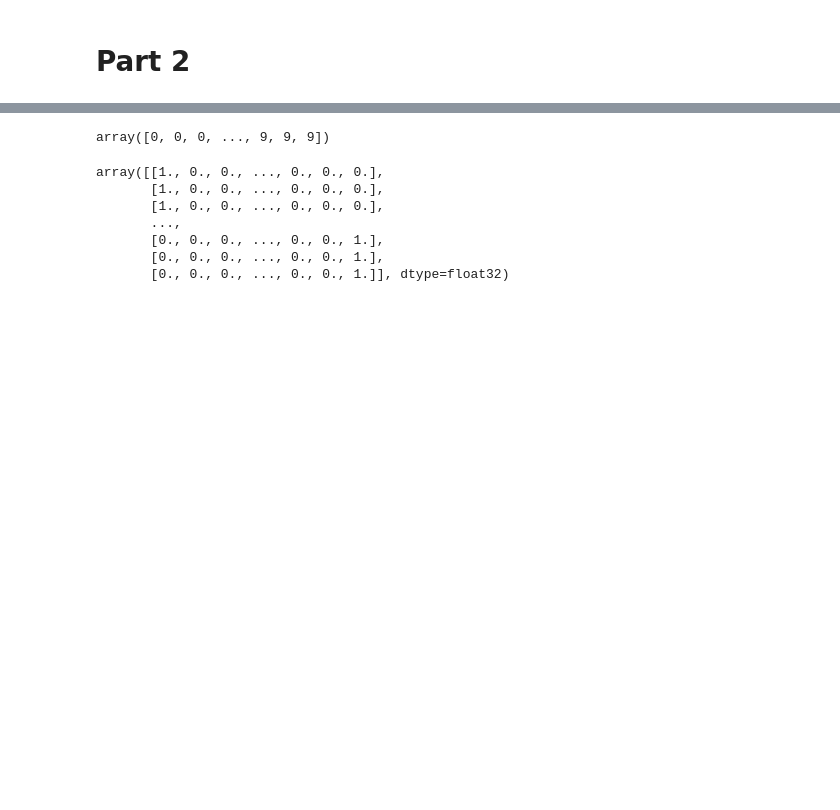
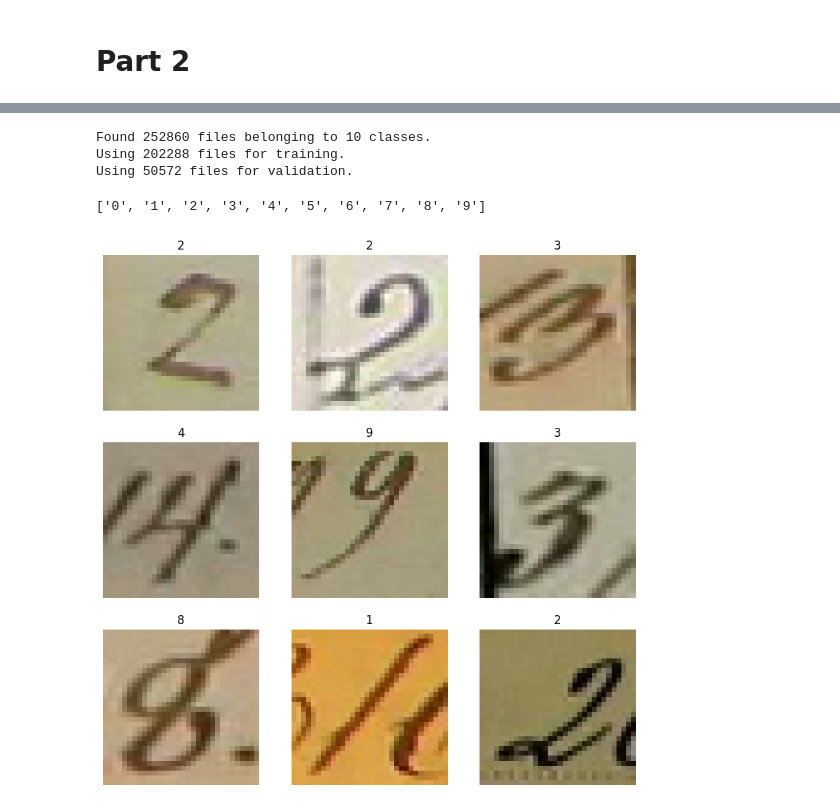
Before and after one commit to vigge93-BTH-courses/DV2586-Deep-Machine-Learning, a Jupyter notebook: Assignment 1/gradient_descent.ipynb, the cells around one changed output, grey strips where cells are left out. Cells and saved outputs as stored; diff of their text form; code cells hidden in the pictures; blank space fills up the shorter version.

```diff
--- a/Assignment 1/gradient_descent.ipynb
+++ b/Assignment 1/gradient_descent.ipynb
@@ -366,21 +388,0 @@ def load_images(filepaths):
-# %%
-directory = '250000_Final'
-filepaths, labels = image_files(directory)
-images = load_images(filepaths)
-# %%
-labels = np.array(labels)
-labels = labels.astype('int32')
-labels
-# %% [output]
-array([0, 0, 0, ..., 9, 9, 9])
-# %%
-labels = to_categorical(labels, 10)
-labels
-# %% [output]
-array([[1., 0., 0., ..., 0., 0., 0.],
-       [1., 0., 0., ..., 0., 0., 0.],
-       [1., 0., 0., ..., 0., 0., 0.],
-       ...,
-       [0., 0., 0., ..., 0., 0., 1.],
-       [0., 0., 0., ..., 0., 0., 1.],
-       [0., 0., 0., ..., 0., 0., 1.]], dtype=float32)
@@ -388,0 +389,30 @@ x_train, x_test, y_train, y_test = train_test_split(images, labels, train_size=0
+# %%
+from keras.utils import image_dataset_from_directory
+
+
+training, validation = image_dataset_from_directory('250000_Final',
+                                      label_mode='categorical',
+                                      image_size=(32, 32),
+                                      validation_split=0.2,
+                                      shuffle=True,
+                                      seed=42,
+                                      batch_size=1024,
+                                      subset='both')
+# %% [output]
+Found 252860 files belonging to 10 classes.
+Using 202288 files for training.
+Using 50572 files for validation.
+# %%
+training.class_names
+# %% [output]
+['0', '1', '2', '3', '4', '5', '6', '7', '8', '9']
+# %%
+plt.figure(figsize=(10, 10))
+for images, labels in training.take(1):
+  for i in range(9):
+    ax = plt.subplot(3, 3, i + 1)
+    plt.imshow(images[i].numpy().astype("uint8"))
+    plt.title(np.argmax((labels[i])))
+    plt.axis("off")
+# %% [output]
+[figure, added]
```
Also changed, not shown: parts of 26 cells of this notebook, 1 other file.
